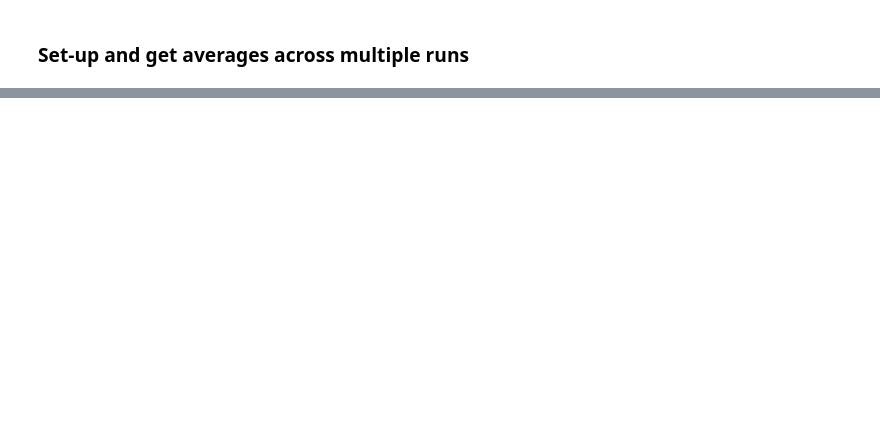
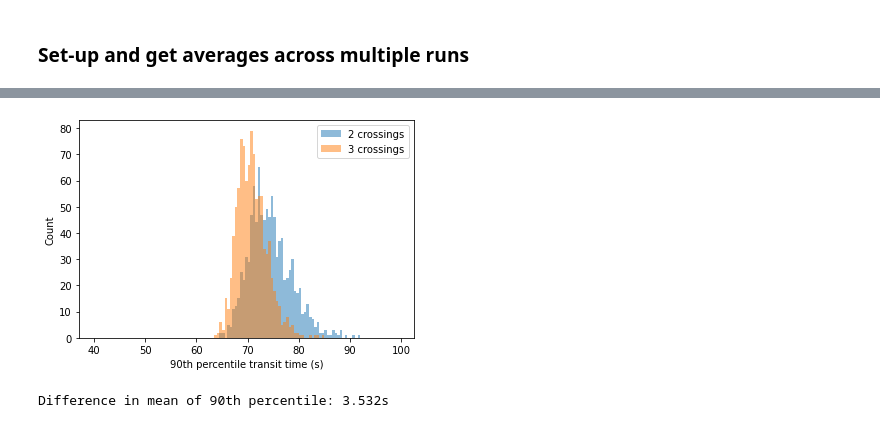
Before and after one commit to alan-turing-institute/zebra, a Jupyter notebook: analysis/analyse_results.ipynb, the cells around one changed output, grey strips where cells are left out. Drawn from its saved outputs; the diff is of its cells as text; code cells hidden in the pictures; blank space fills up the shorter version.

```diff
--- a/analysis/analyse_results.ipynb
+++ b/analysis/analyse_results.ipynb
@@ -220,0 +267,20 @@ plt.show()
+# %%
+# Compare 90th percentile
+q = 0.90
+p90_2 = dfs2.groupby("seed")["transit"].quantile(q)
+p90_3 = dfs3.groupby("seed")["transit"].quantile(q)
+
+bins = np.arange(40, 100, 0.5)
+plt.hist(p90_2, bins=bins, alpha=alpha, label="2 crossings")
+plt.hist(p90_3, bins=bins, alpha=alpha, label="3 crossings")
+plt.legend()
+plt.ylabel("Count")
+plt.xlabel(f"{q*100:.0f}th percentile transit time (s)")
+plt.savefig("plot_upper_percentile_comparison.pdf", bbox_inches="tight", transparent=True)
+# %% [output]
+[figure, added]
+# %%
+# Print difference in mean
+print(f"Difference in mean of 90th percentile: {np.mean(p90_2)-np.mean(p90_3):.3f}s")
+# %% [output]
+Difference in mean of 90th percentile: 3.532s
```
Also changed, not shown: parts of 23 cells of this notebook.
